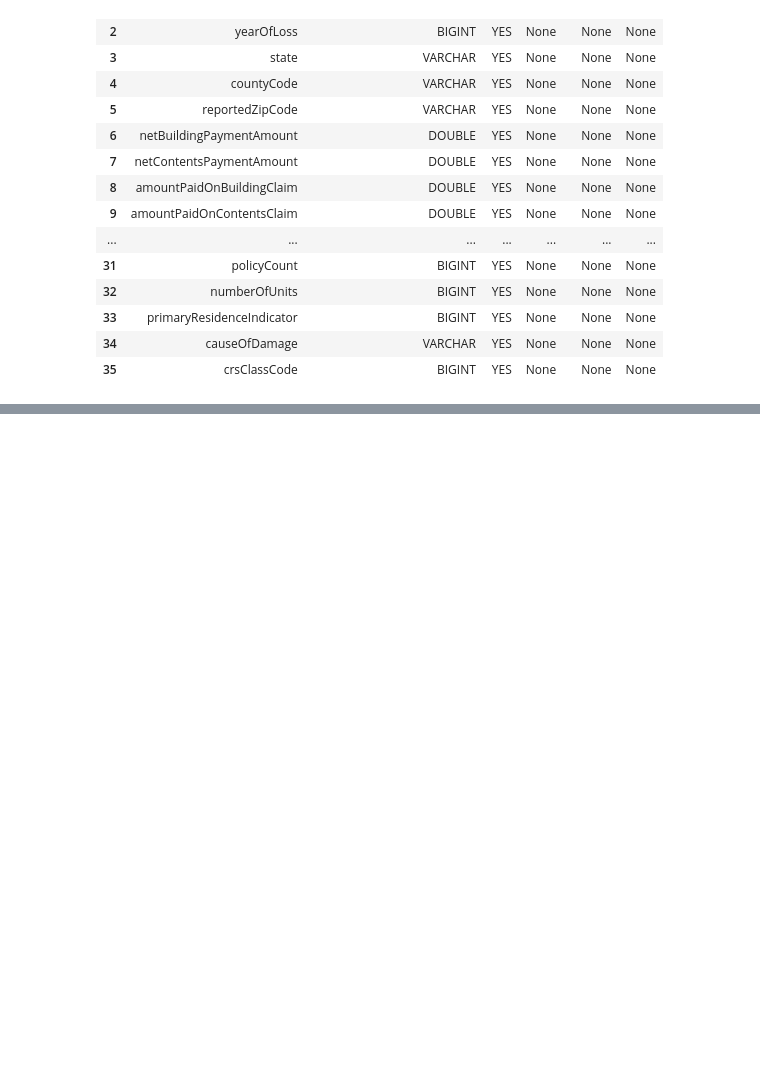
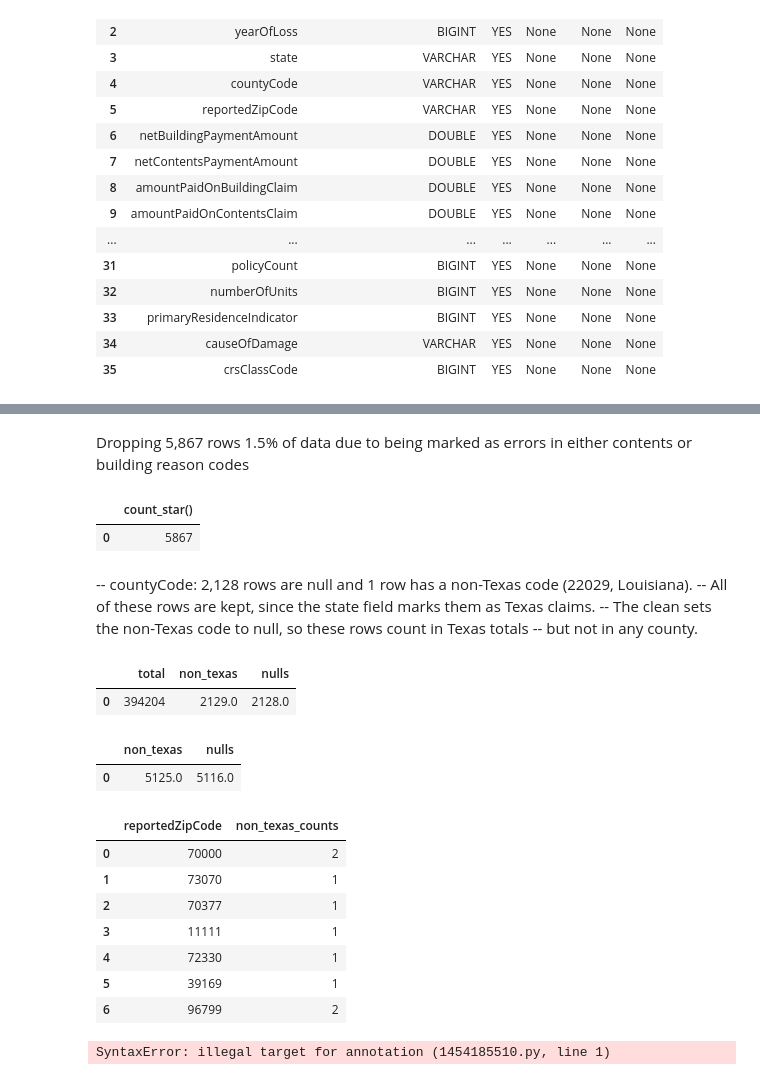
Before and after one commit to Johndsalas/texas-flood-losses, a Jupyter notebook: main.ipynb, the cells around one changed output, grey strips where cells are left out. Drawn from its saved outputs; the diff is of its cells as text; code cells hidden in the pictures; blank space fills up the shorter version.

Commit message:
Add UTC fix and first data quality checks

```diff
--- a/main.ipynb
+++ b/main.ipynb
@@ -55,0 +167,80 @@ con.sql("SUMMARIZE claims").df()
+# %% [markdown]
+Dropping 5,867 rows 1.5% of data due to being marked as errors in either contents or building reason codes
+# %%
+con.sql('''
+            select
+               count(*)
+            from claims
+            where nonPaymentReasonContents = '98' or
+                  nonPaymentReasonBuilding = '98'
+
+
+''').df()
+# %% [output]
+|  | count_star() |
+| 0 | 5867 |
+# %% [markdown]
+-- countyCode: 2,128 rows are null and 1 row has a non-Texas code (22029, Louisiana).
+-- All of these rows are kept, since the state field marks them as Texas claims.
+-- The clean sets the non-Texas code to null, so these rows count in Texas totals
+-- but not in any county.
+# %%
+con.sql('''
+            select
+               count(*) as total,
+               count(*) - sum(case when countyCode like '48%' then 1 else 0 end) as non_texas,
+               sum(case when countyCode is null then 1 else 0 end) as nulls
+            from claims
+''').df()
+# %% [output]
+|  | total | non_texas | nulls |
+| 0 | 394204 | 2129.0 | 2128.0 |
+# %%
+con.sql('''
+            select
+               count(*) - sum(case when reportedZipCode like '75%'  or
+                                        reportedZipCode like '76%'  or
+                                        reportedZipCode like '77%'  or
+                                        reportedZipCode like '78%'  or
+                                        reportedZipCode like '79%'  or
+                                        reportedZipCode like '733%' or
+                                        reportedZipCode like '885%'
+                                        then 1 else 0 end) as non_texas,
+               sum(case when reportedZipCode is null then 1 else 0 end) as nulls
+            from claims
+''').df()
+# %% [output]
+|  | non_texas | nulls |
+| 0 | 5125.0 | 5116.0 |
+# %%
+con.sql('''
+            select reportedZipCode, count(*) as non_texas_counts
+            from claims
+            where   reportedZipCode not  like '75%'  and
+                    reportedZipCode not  like '76%'  and
+                    reportedZipCode not  like '77%'  and
+                    reportedZipCode not  like '78%'  and
+                    reportedZipCode not  like '79%'  and
+                    reportedZipCode not  like '733%' and
+                    reportedZipCode not  like '885%' and
+                    reportedZipCode is not null
+            group by reportedZipCode
+
+''').df()
+# %% [output]
+|  | reportedZipCode | non_texas_counts |
+| 0 | 70000 | 2 |
+| 1 | 73070 | 1 |
+| 2 | 70377 | 1 |
+| 3 | 11111 | 1 |
+| 4 | 72330 | 1 |
+| 5 | 39169 | 1 |
+| 6 | 96799 | 2 |
+# %%
+-- reportedZipCode: 5,116 rows are null and 9 rows have non-Texas zips
+-- (mostly neighboring states, plus placeholders like 11111).
+-- All of these rows are kept, since the state field marks them as Texas claims.
+-- The clean sets the non-Texas zips to null, so these rows count in Texas totals
+-- but are left out of zip-level results.
+# %% [output]
+SyntaxError: illegal target for annotation (1454185510.py, line 1)
```
Also changed, not shown: parts of 8 cells of this notebook, 1 other file.
